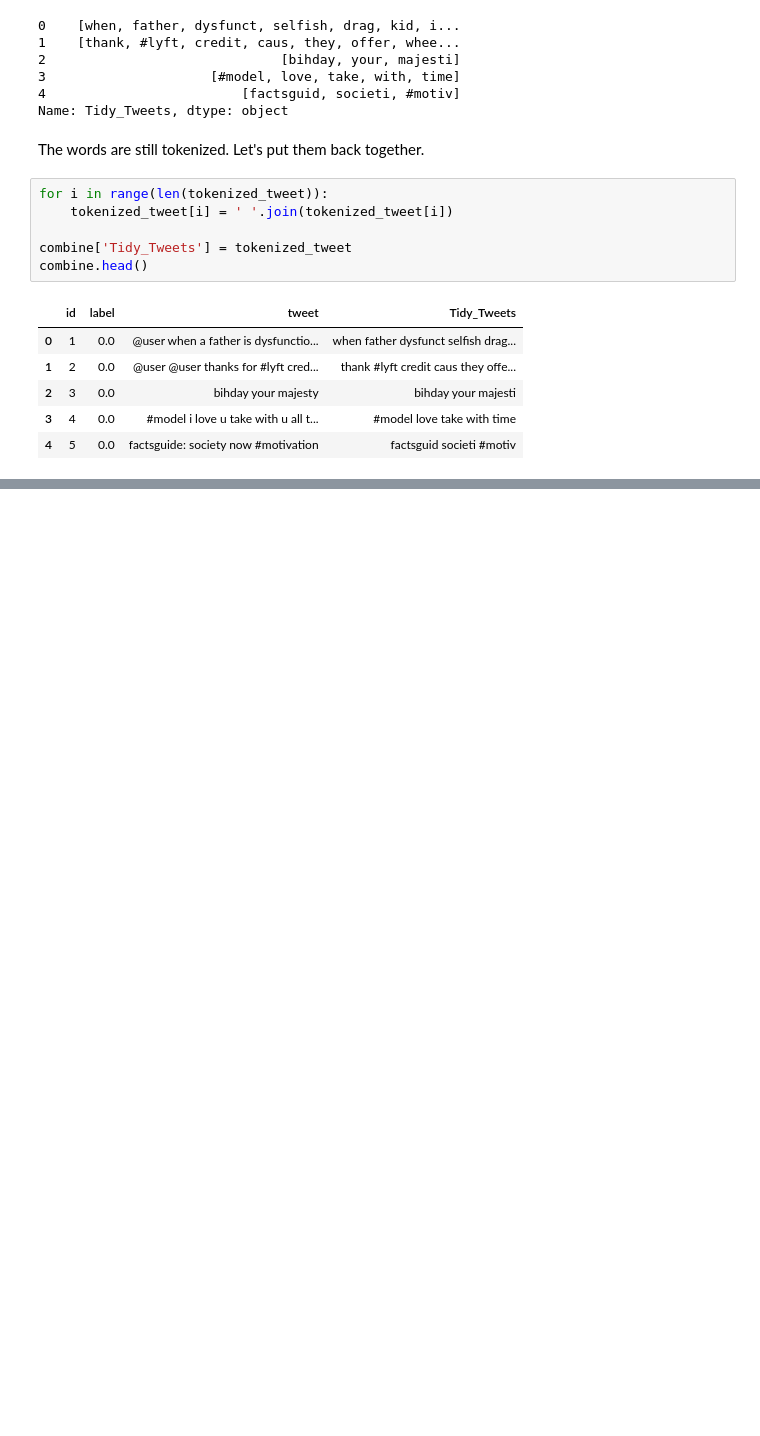
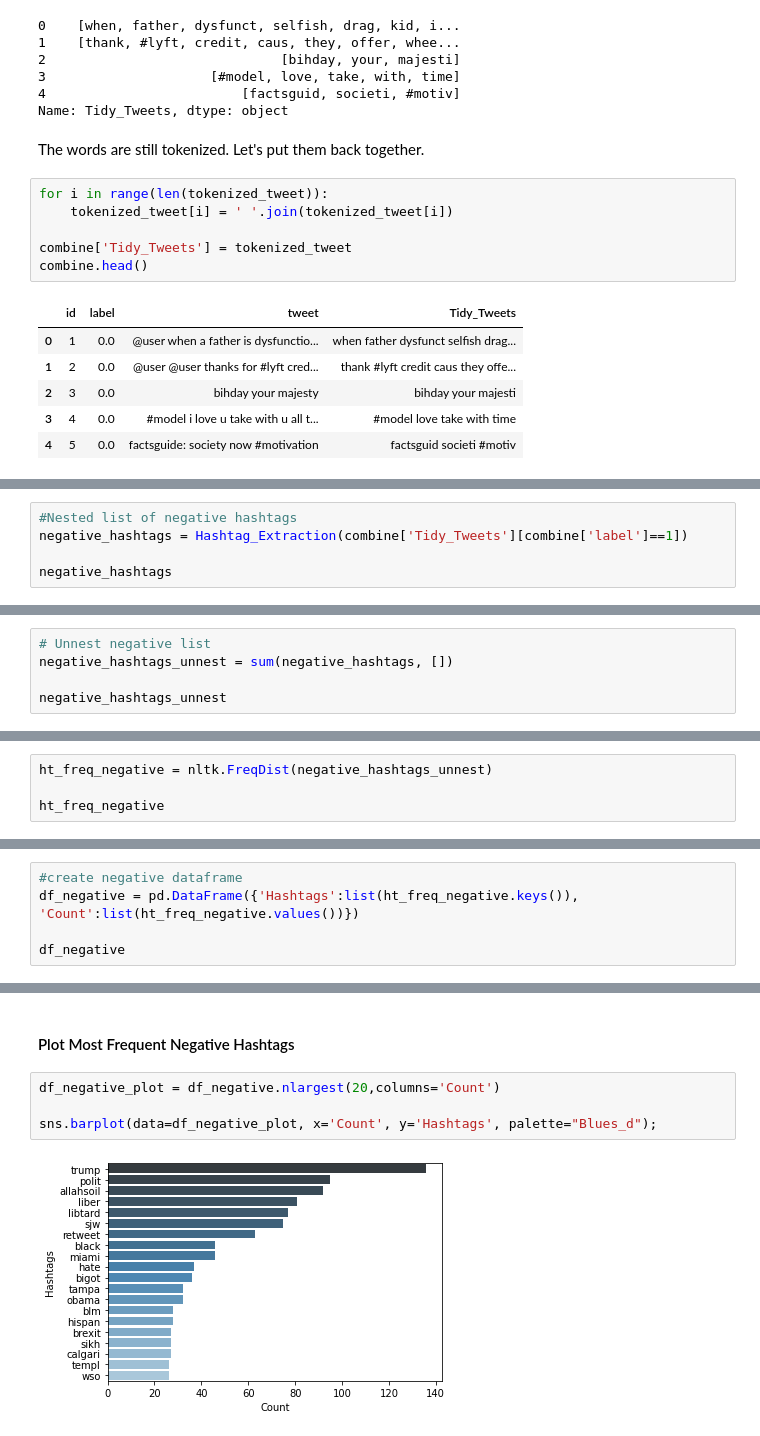
Before and after one commit to phamou/Twitter-Sentiment-Analysis, a Jupyter notebook: Twitter-Sentiment-Analysis.ipynb, the cells around one changed output, grey strips where cells are left out. Drawn from its saved outputs; the diff is of its cells as text; blank space fills up the shorter version.

```diff
--- a/Twitter-Sentiment-Analysis.ipynb
+++ b/Twitter-Sentiment-Analysis.ipynb
@@ -196,0 +338,5 @@ combine.head()
+# %%
+#Nested list of negative hashtags
+negative_hashtags = Hashtag_Extraction(combine['Tidy_Tweets'][combine['label']==1])
+
+negative_hashtags
@@ -196,0 +361,5 @@ combine.head()
+# %%
+# Unnest negative list
+negative_hashtags_unnest = sum(negative_hashtags, [])
+
+negative_hashtags_unnest
@@ -196,0 +406,4 @@ combine.head()
+# %%
+ht_freq_negative = nltk.FreqDist(negative_hashtags_unnest)
+
+ht_freq_negative
@@ -196,0 +412,5 @@ combine.head()
+# %%
+#create negative dataframe
+df_negative = pd.DataFrame({'Hashtags':list(ht_freq_negative.keys()), 'Count':list(ht_freq_negative.values())})
+
+df_negative
@@ -196,0 +439,8 @@ combine.head()
+# %% [markdown]
+#### Plot Most Frequent Negative Hashtags
+# %%
+df_negative_plot = df_negative.nlargest(20,columns='Count')
+
+sns.barplot(data=df_negative_plot, x='Count', y='Hashtags', palette="Blues_d");
+# %% [output]
+[figure, added]
```
Also changed, not shown: parts of 32 cells of this notebook.
